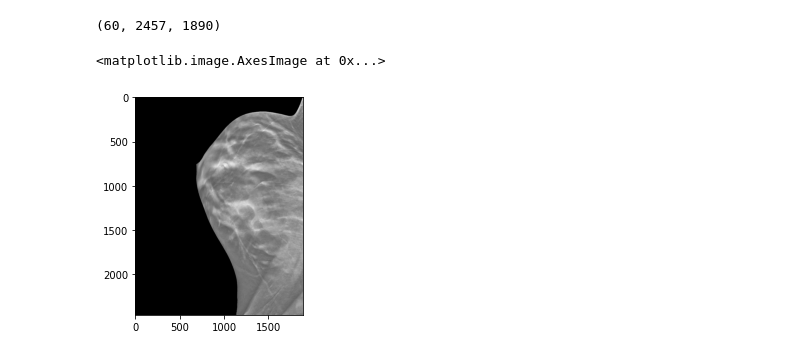
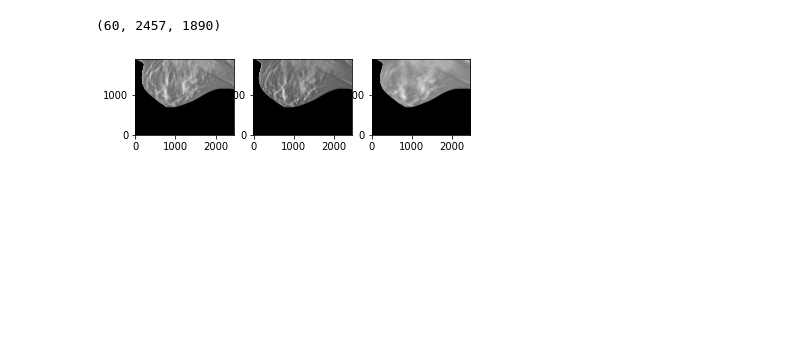
Before and after one commit to s-mostafa-a/visualizing-medical-data, a Jupyter notebook: dicom_simpleitk.ipynb, the cells around one changed output. Saved outputs shown, nothing was run; the diff lists cells and outputs as text; code cells hidden in the pictures; blank space fills up the shorter version.

```diff
--- a/dicom_simpleitk.ipynb
+++ b/dicom_simpleitk.ipynb
@@ -46,24 +28,21 @@ Case1 [Case1]/20080408 023126 [ - BREAST IMAGING TOMOSYNTHESIS]/Series 72100000
 # %%
 import SimpleITK as sitk
 import sys
 import os
 from matplotlib import pyplot as plt
 import numpy as np
 %matplotlib inline
-# reader = sitk.ImageSeriesReader()
-# path = '/content/new/Case1 [Case1]/20080408 023126 [ - BREAST IMAGING TOMOSYNTHESIS]/Series 73200000 [MG - L CC Breast Tomosynthesis Image]/'
-# dicom_names = reader.GetGDCMSeriesFileNames(path)
-# reader.SetFileNames(dicom_names)
-# image = reader.Execute()
-# sitk.ReadImage(image)
-image_path = '/content/new/Case1 [Case1]/20080408 023126 [ - BREAST IMAGING TOMOSYNTHESIS]/Series 73200000 [MG - L MLO Breast Tomosynthesis Image]/1.3.6.1.4.1.5962.99.1.2280943358.716200484.1363785608958.73.0.dcm'
-np_image = sitk.GetArrayFromImage(sitk.ReadImage(image_path))
-print(np_image.shape)
-# original_image = sitk.ReadImage(sitk.ImageSeriesReader_GetGDCMSeriesFileNames('/content/new/Case1 [Case1]/20080408 023126 [ - BREAST IMAGING TOMOSYNTHESIS]/Series 73200000 [MG - L CC Breast Tomosynthesis Image]/','1.3.6.1.4.1.5962.99.1.2280943358.716200484.1363785608958.71.0'))
+
+def show_slices(slices):
+  fig, axes = plt.subplots(1, len(slices))
+  for i, slice in enumerate(slices):
+    axes[i].imshow(slice.T, cmap="gray", origin="lower")
+
+
+breast_image_path = '/content/breast/Case1 [Case1]/20080408 023126 [ - BREAST IMAGING TOMOSYNTHESIS]/Series 73200000 [MG - L MLO Breast Tomosynthesis Image]/1.3.6.1.4.1.5962.99.1.2280943358.716200484.1363785608958.73.0.dcm'
+breast_array = sitk.GetArrayFromImage(sitk.ReadImage(breast_image_path))
+print(breast_array.shape)
+show_slices([breast_array[0,:,:], breast_array[29,:,:], breast_array[59,:,:]])
 # %% [output]
 (60, 2457, 1890)
+[figure, added]
-# %%
-plt.imshow(np_image[0,:,:], cmap='gray')
-# %% [output]
-<matplotlib.image.AxesImage at 0x...>
-[figure, removed]
```
Also changed, not shown: parts of 14 cells of this notebook.
